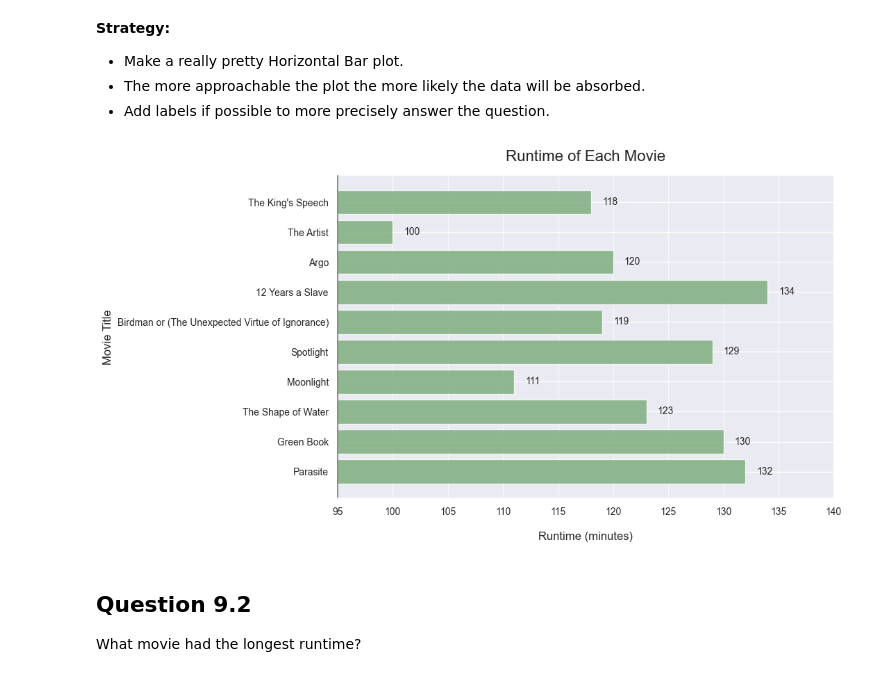
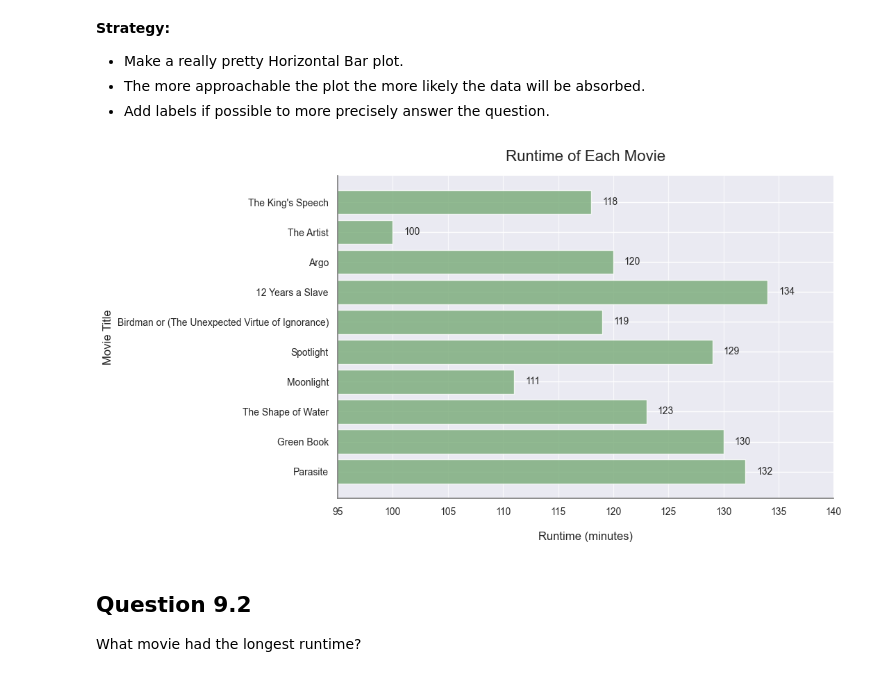
Before and after one commit to dtoshm/data_project_eight, a Jupyter notebook: movie_analysis.ipynb, the cells around one changed output. Cells and saved outputs as stored; diff of their text form; code cells hidden in the pictures.

```diff
--- a/movie_analysis.ipynb
+++ b/movie_analysis.ipynb
@@ -31,54 +22,49 @@ movies.head(10)
 - The more approachable the plot the more likely the data will be absorbed.
 - Add labels if possible to more precisely answer the question.
 # %%
-# Optimized size
+# Size
 plt.figure(figsize=(11, 6))
 
-# horizontal bar plot
+# Horizontal bar plot
 plt.barh(
-    movies['Movie Title'],  # y-axis: movie titles
-    movies['Runtime'],      # x-axis: runtimes
-    color='#77AA77',        # Color
+    movies['Movie Title'],  # y-axis
+    movies['Runtime'],      # x-axis
+    color='#77AA77',        # color
     alpha=0.8,              # Transparency
     edgecolor='#ffffff',    # White edges
-    height=0.8              # Slight gap between bars
+    height=0.8              # gap between bars
 )
 
-# Add runtime labels
+# Annotations
 for i, runtime in enumerate(movies['Runtime']):
     plt.text(
-        runtime + 1,           # x-position: just to the right of the bar
-        i,                     # y-position: center of the bar
-        str(runtime),          # Text: exact runtime
-        va='center',           # Vertical alignment: center
-        fontsize=10,           # Font size
+        runtime + 1,           # x-position
+        i,                     # y-position
+        str(runtime),          # text
+        va='center',           # vertical alignment
+        fontsize=10,           # font size
     )
 
-# Customize the plot
+# Customize Polot
 plt.xlabel('Runtime (minutes)', fontsize=12, labelpad=15)
 plt.ylabel('Movie Title', fontsize=12)
 plt.title('Runtime of Each Movie', fontsize=16, pad=15)
 plt.xticks(fontsize=10)
 plt.yticks(fontsize=10)
 plt.xlim(95, 140)  # Adjust x-axis
 plt.grid(axis='x', linestyle='-', color='#ffffff', alpha=0.7)
 
-# Alter Axes spines
+# Axes
 ax = plt.gca()
 ax.spines['top'].set_visible(False)
 ax.spines['right'].set_visible(False)
-# ax.spines['bottom'].set_visible(False)
-# ax.spines['left'].set_visible(False)
 ax.spines['left'].set_color('gray')
-# ax.spines['bottom'].set_color('gray')
+ax.spines['bottom'].set_color('gray')
 
-# Prevent label cutoff
 plt.tight_layout()
-
-# Display the plot
 plt.show()
 # %% [output]
-[figure, old version]
+[figure, new version]
 # %% [markdown]
 ## Question 9.2
 What movie had the longest runtime?
```
Also changed, not shown: parts of 5 cells of this notebook, 1 other file.
